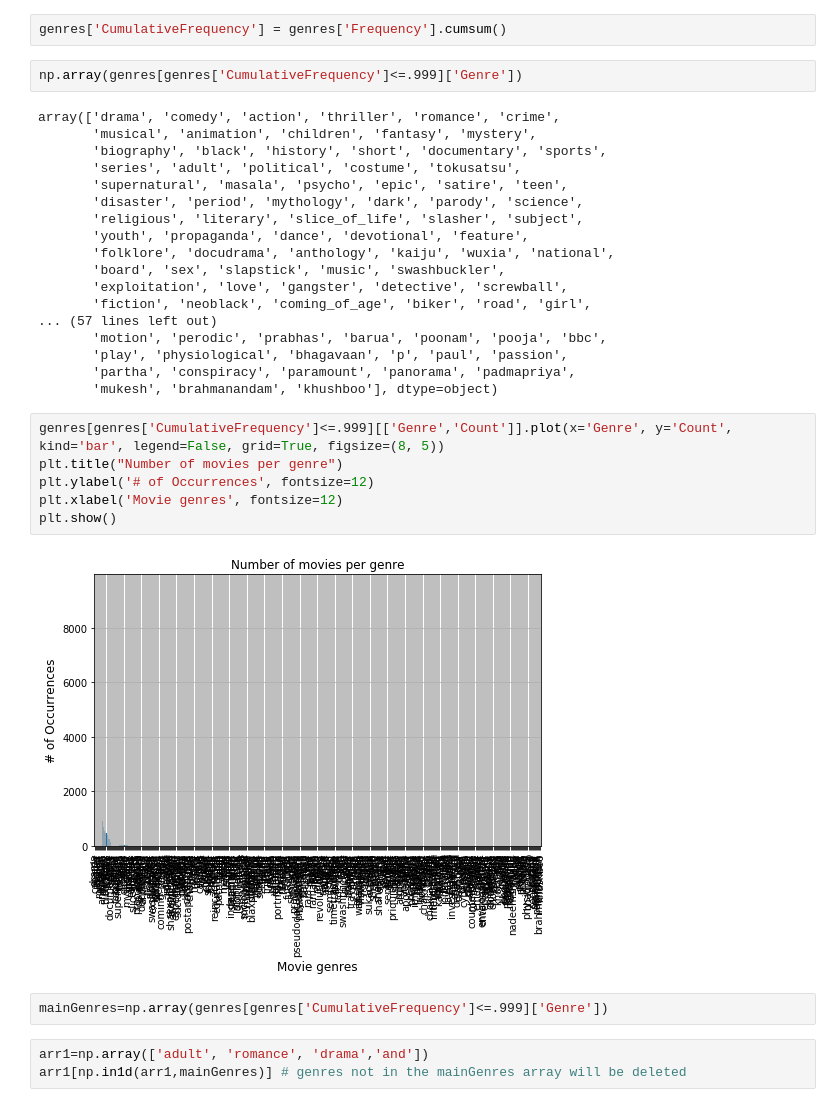
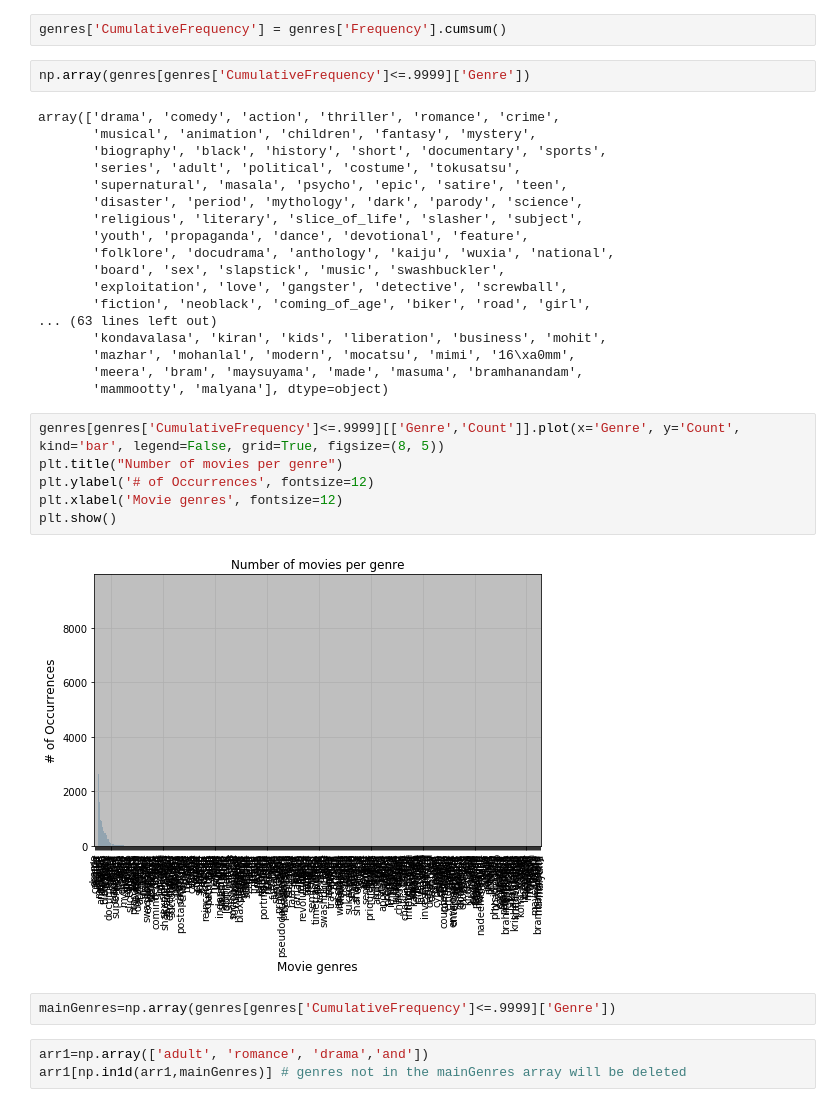
Before and after one commit to AlbertNegura/CATS, a Jupyter notebook: CATS-Main.ipynb, the cells around one changed output. Saved outputs shown, nothing was run; the diff lists cells and outputs as text.

```diff
--- a/CATS-Main.ipynb
+++ b/CATS-Main.ipynb
@@ -443,7 +720,7 @@ genres['Frequency'] = genres['Count']/TotalCountGenres
 # %%
 genres['CumulativeFrequency'] = genres['Frequency'].cumsum()
 # %%
-np.array(genres[genres['CumulativeFrequency']<=.999]['Genre'])
+np.array(genres[genres['CumulativeFrequency']<=.9999]['Genre'])
 # %% [output]
 array(['drama', 'comedy', 'action', 'thriller', 'romance', 'crime',
        'musical', 'animation', 'children', 'fantasy', 'mystery',
@@ -457,21 +734,21 @@ array(['drama', 'comedy', 'action', 'thriller', 'romance', 'crime',
        'board', 'sex', 'slapstick', 'music', 'swashbuckler',
        'exploitation', 'love', 'gangster', 'detective', 'screwball',
        'fiction', 'neoblack', 'coming_of_age', 'biker', 'road', 'girl',
-... (57 lines left out)
-       'motion', 'perodic', 'prabhas', 'barua', 'poonam', 'pooja', 'bbc',
-       'play', 'physiological', 'bhagavaan', 'p', 'paul', 'passion',
-       'partha', 'conspiracy', 'paramount', 'panorama', 'padmapriya',
-       'mukesh', 'brahmanandam', 'khushboo'], dtype=object)
+... (63 lines left out)
+       'kondavalasa', 'kiran', 'kids', 'liberation', 'business', 'mohit',
+       'mazhar', 'mohanlal', 'modern', 'mocatsu', 'mimi', '16\xa0mm',
+       'meera', 'bram', 'maysuyama', 'made', 'masuma', 'bramhanandam',
+       'mammootty', 'malyana'], dtype=object)
 # %%
-genres[genres['CumulativeFrequency']<=.999][['Genre','Count']].plot(x='Genre', y='Count', kind='bar', legend=False, grid=True, figsize=(8, 5))
+genres[genres['CumulativeFrequency']<=.9999][['Genre','Count']].plot(x='Genre', y='Count', kind='bar', legend=False, grid=True, figsize=(8, 5))
 plt.title("Number of movies per genre")
 plt.ylabel('# of Occurrences', fontsize=12)
 plt.xlabel('Movie genres', fontsize=12)
 plt.show()
 # %% [output]
-[figure, old version]
+[figure, new version]
 # %%
-mainGenres=np.array(genres[genres['CumulativeFrequency']<=.999]['Genre'])
+mainGenres=np.array(genres[genres['CumulativeFrequency']<=.9999]['Genre'])
 # %%
 arr1=np.array(['adult', 'romance', 'drama','and'])
 arr1[np.in1d(arr1,mainGenres)] # genres not in the mainGenres array will be deleted
```
Also changed, not shown: parts of 18 cells of this notebook.
